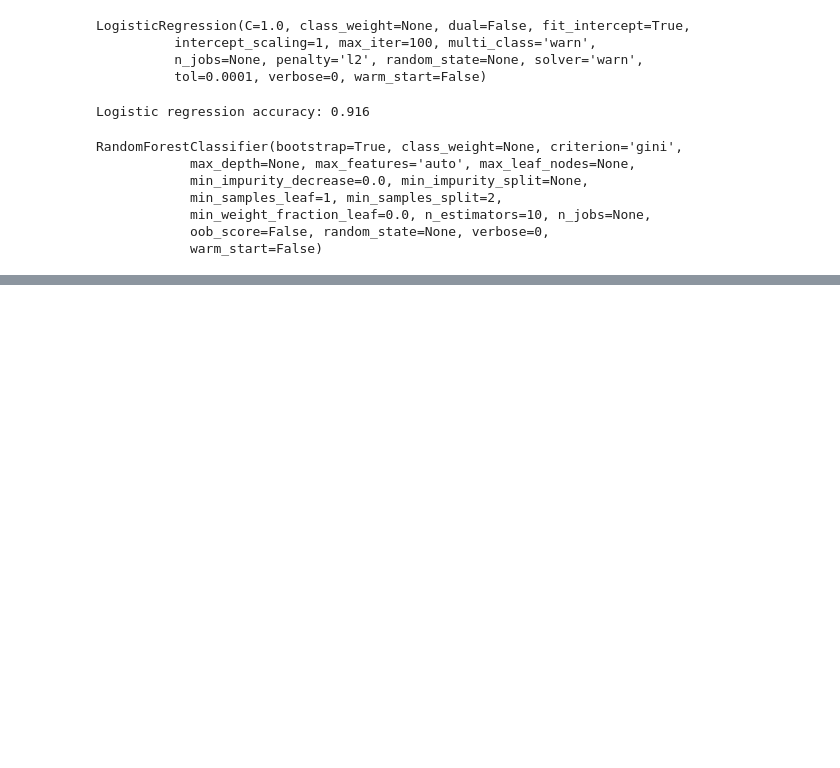
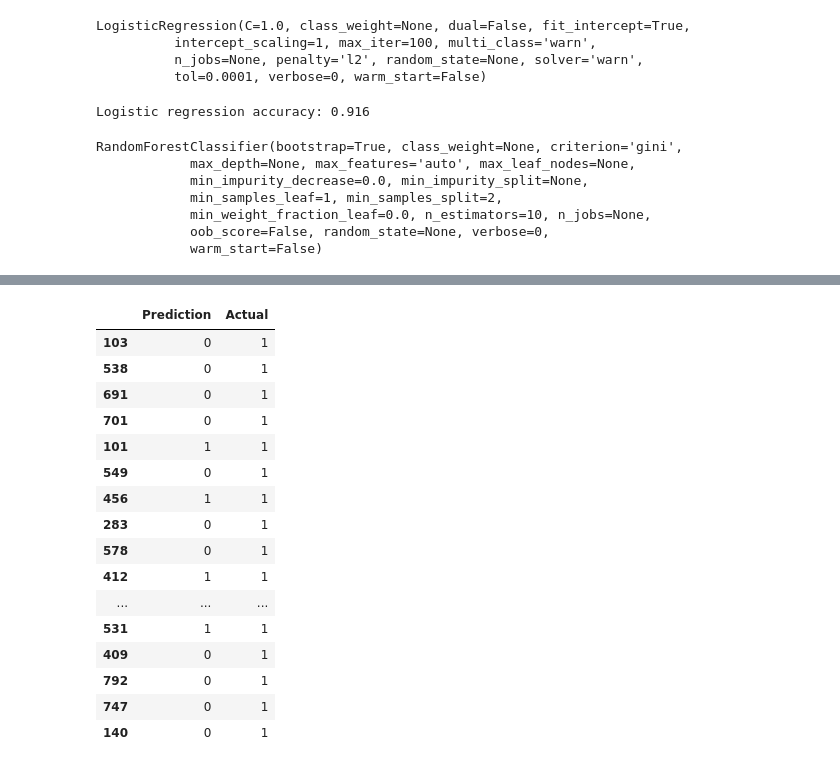
Before and after one commit to kimharlan/Machine_Learning_Project, a Jupyter notebook: HRturnover.ipynb, the cells around one changed output, grey strips where cells are left out. Drawn from its saved outputs; the diff is of its cells as text; code cells hidden in the pictures; blank space fills up the shorter version.

```diff
--- a/HRturnover.ipynb
+++ b/HRturnover.ipynb
@@ -390,2 +469,20 @@ df.loc[df["Prediction"]==1]
 # %%
-df.loc[df["Actual"]==1].count()
+df.loc[df["Actual"]==1]
+# %% [output]
+|  | Prediction | Actual |
+| 103 | 0 | 1 |
+| 538 | 0 | 1 |
+| 691 | 0 | 1 |
+| 701 | 0 | 1 |
+| 101 | 1 | 1 |
+| 549 | 0 | 1 |
+| 456 | 1 | 1 |
+| 283 | 0 | 1 |
+| 578 | 0 | 1 |
+| 412 | 1 | 1 |
+| ... | ... | ... |
+| 531 | 1 | 1 |
+| 409 | 0 | 1 |
+| 792 | 0 | 1 |
+| 747 | 0 | 1 |
+| 140 | 0 | 1 |
```
Also changed, not shown: parts of 15 cells of this notebook, 5 other files.
